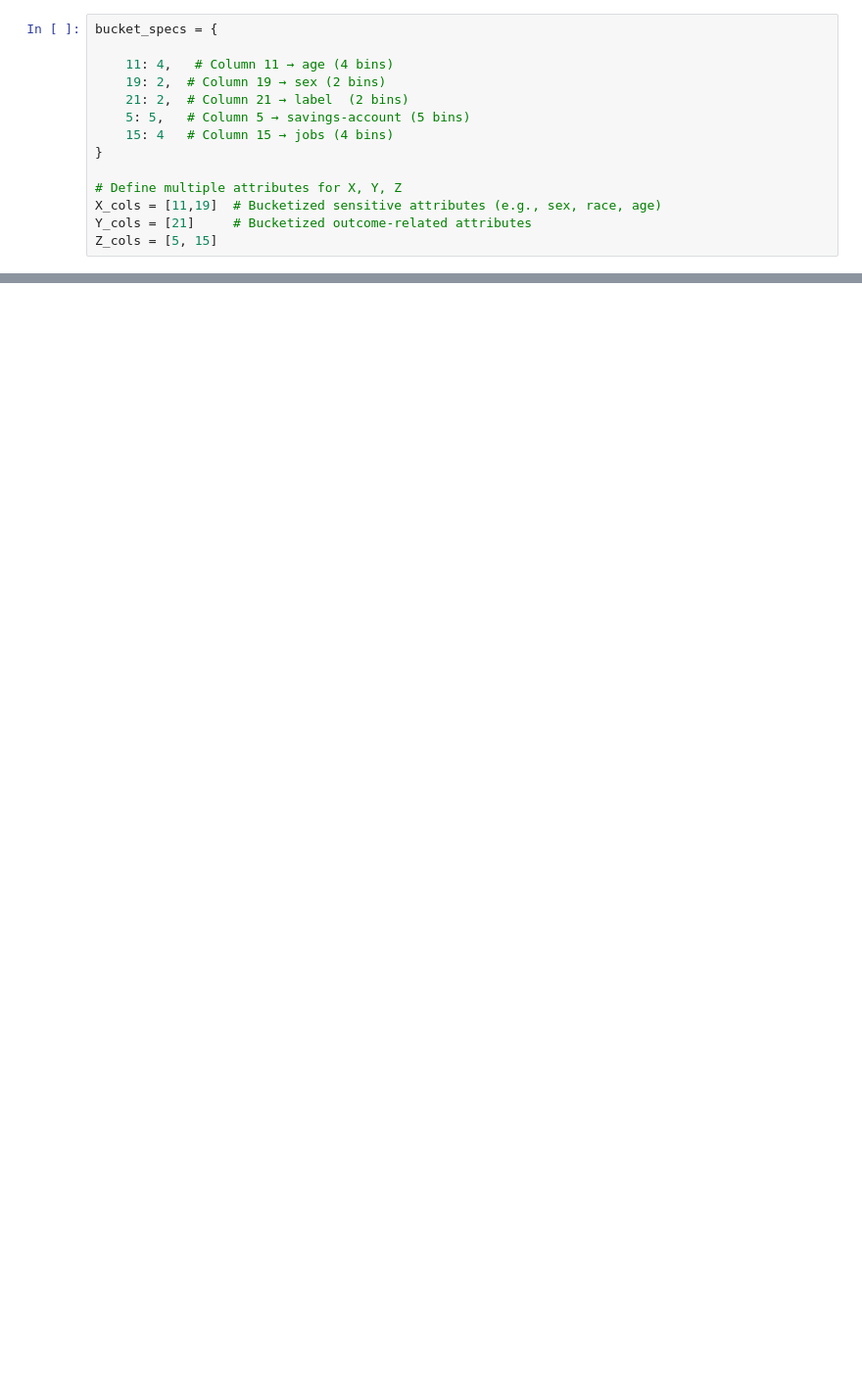
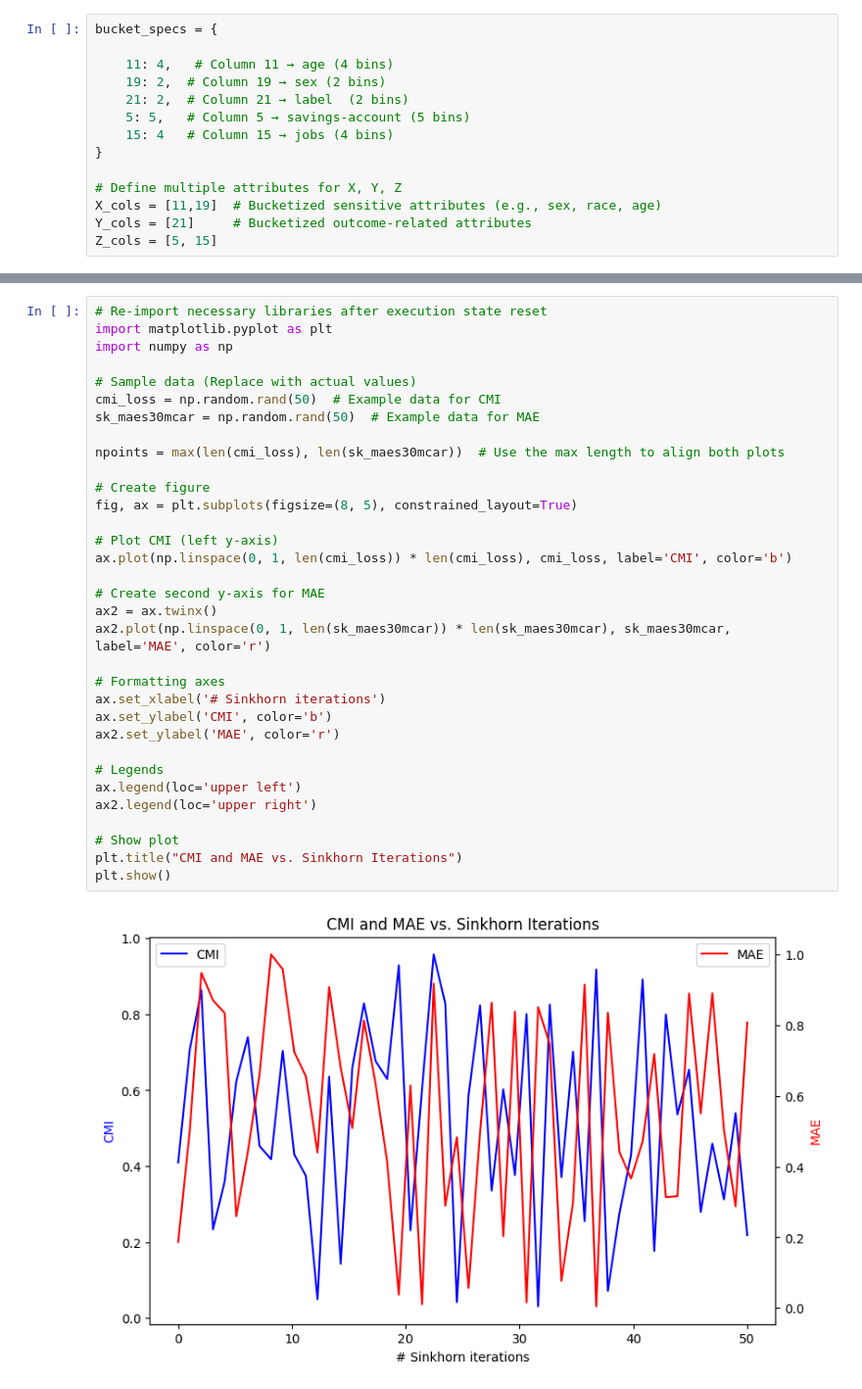
Before and after one commit to ZarinTahia/Imputation_Fairness, a Jupyter notebook: German_CMI_Sinkhorn.ipynb, the cells around one changed output, grey strips where cells are left out. Shown at 98% size. Drawn from its saved outputs; the diff is of its cells as text; blank space fills up the shorter version.

```diff
--- a/German_CMI_Sinkhorn.ipynb
+++ b/German_CMI_Sinkhorn.ipynb
@@ -303,0 +329,35 @@ plt.show()
+# %%
+# Re-import necessary libraries after execution state reset
+import matplotlib.pyplot as plt
+import numpy as np
+
+# Sample data (Replace with actual values)
+cmi_loss = np.random.rand(50)  # Example data for CMI
+sk_maes30mcar = np.random.rand(50)  # Example data for MAE
+
+npoints = max(len(cmi_loss), len(sk_maes30mcar))  # Use the max length to align both plots
+
+# Create figure
+fig, ax = plt.subplots(figsize=(8, 5), constrained_layout=True)
+
+# Plot CMI (left y-axis)
+ax.plot(np.linspace(0, 1, len(cmi_loss)) * len(cmi_loss), cmi_loss, label='CMI', color='b')
+
+# Create second y-axis for MAE
+ax2 = ax.twinx()
+ax2.plot(np.linspace(0, 1, len(sk_maes30mcar)) * len(sk_maes30mcar), sk_maes30mcar, label='MAE', color='r')
+
+# Formatting axes
+ax.set_xlabel('# Sinkhorn iterations')
+ax.set_ylabel('CMI', color='b')
+ax2.set_ylabel('MAE', color='r')
+
+# Legends
+ax.legend(loc='upper left')
+ax2.legend(loc='upper right')
+
+# Show plot
+plt.title("CMI and MAE vs. Sinkhorn Iterations")
+plt.show()
+# %% [output]
+[figure, added]
```
Also changed, not shown: parts of 40 cells of this notebook, 7 other files.
